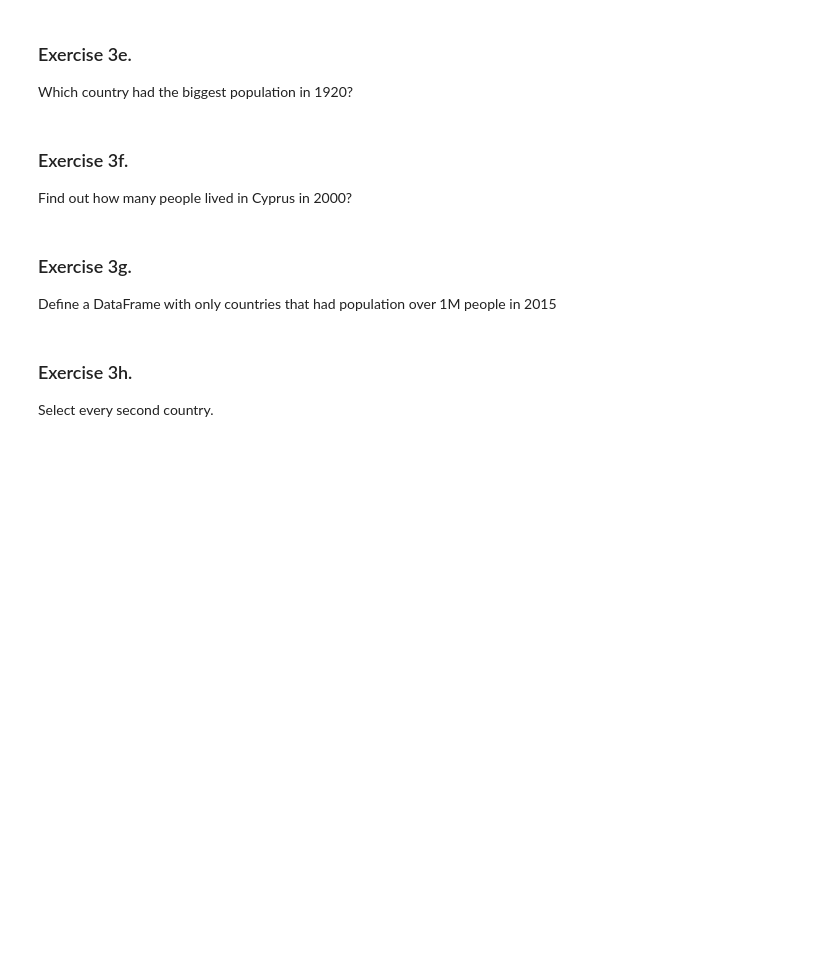
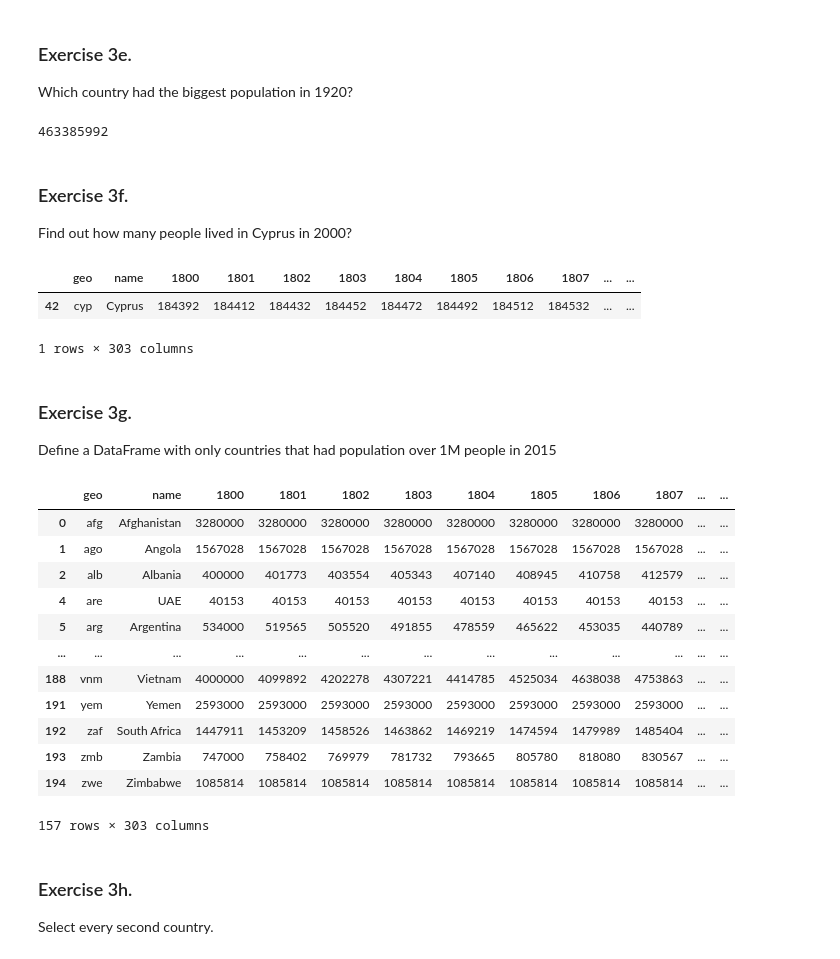
Before and after one commit to savitha14june/redi-web-project, a Jupyter notebook: homework.ipynb, the cells around one changed output. Drawn from its saved outputs; the diff is of its cells as text; code cells hidden in the pictures; blank space fills up the shorter version.

```diff
--- a/homework.ipynb
+++ b/homework.ipynb
@@ -87,13 +128,39 @@ Display the first 5 countries in the alphabet.
 ### Exercise 3e.
 
 Which country had the biggest population in 1920?
+# %%
+df['1920'].max()
+# %% [output]
+463385992
 # %% [markdown]
 ### Exercise 3f.
 
 Find out how many people lived in Cyprus in 2000?
+# %%
+df.loc[(df.name == 'Cyprus') & (df['2000'])]
+# %% [output]
+|  | geo | name | 1800 | 1801 | 1802 | 1803 | 1804 | 1805 | 1806 | 1807 | ... | ... |
+| 42 | cyp | Cyprus | 184392 | 184412 | 184432 | 184452 | 184472 | 184492 | 184512 | 184532 | ... | ... |
+1 rows × 303 columns
 # %% [markdown]
 ### Exercise 3g.
 Define a DataFrame with only countries that had population over 1M people in 2015
+# %%
+df.loc[(df['2015'] > 1000000)]
+# %% [output]
+|  | geo | name | 1800 | 1801 | 1802 | 1803 | 1804 | 1805 | 1806 | 1807 | ... | ... |
+| 0 | afg | Afghanistan | 3280000 | 3280000 | 3280000 | 3280000 | 3280000 | 3280000 | 3280000 | 3280000 | ... | ... |
+| 1 | ago | Angola | 1567028 | 1567028 | 1567028 | 1567028 | 1567028 | 1567028 | 1567028 | 1567028 | ... | ... |
+| 2 | alb | Albania | 400000 | 401773 | 403554 | 405343 | 407140 | 408945 | 410758 | 412579 | ... | ... |
+| 4 | are | UAE | 40153 | 40153 | 40153 | 40153 | 40153 | 40153 | 40153 | 40153 | ... | ... |
+| 5 | arg | Argentina | 534000 | 519565 | 505520 | 491855 | 478559 | 465622 | 453035 | 440789 | ... | ... |
+| ... | ... | ... | ... | ... | ... | ... | ... | ... | ... | ... | ... | ... |
+| 188 | vnm | Vietnam | 4000000 | 4099892 | 4202278 | 4307221 | 4414785 | 4525034 | 4638038 | 4753863 | ... | ... |
+| 191 | yem | Yemen | 2593000 | 2593000 | 2593000 | 2593000 | 2593000 | 2593000 | 2593000 | 2593000 | ... | ... |
+| 192 | zaf | South Africa | 1447911 | 1453209 | 1458526 | 1463862 | 1469219 | 1474594 | 1479989 | 1485404 | ... | ... |
+| 193 | zmb | Zambia | 747000 | 758402 | 769979 | 781732 | 793665 | 805780 | 818080 | 830567 | ... | ... |
+| 194 | zwe | Zimbabwe | 1085814 | 1085814 | 1085814 | 1085814 | 1085814 | 1085814 | 1085814 | 1085814 | ... | ... |
+157 rows × 303 columns
 # %% [markdown]
 ### Exercise 3h.
 Select every second country.
```
Also changed, not shown: parts of 9 cells of this notebook.
